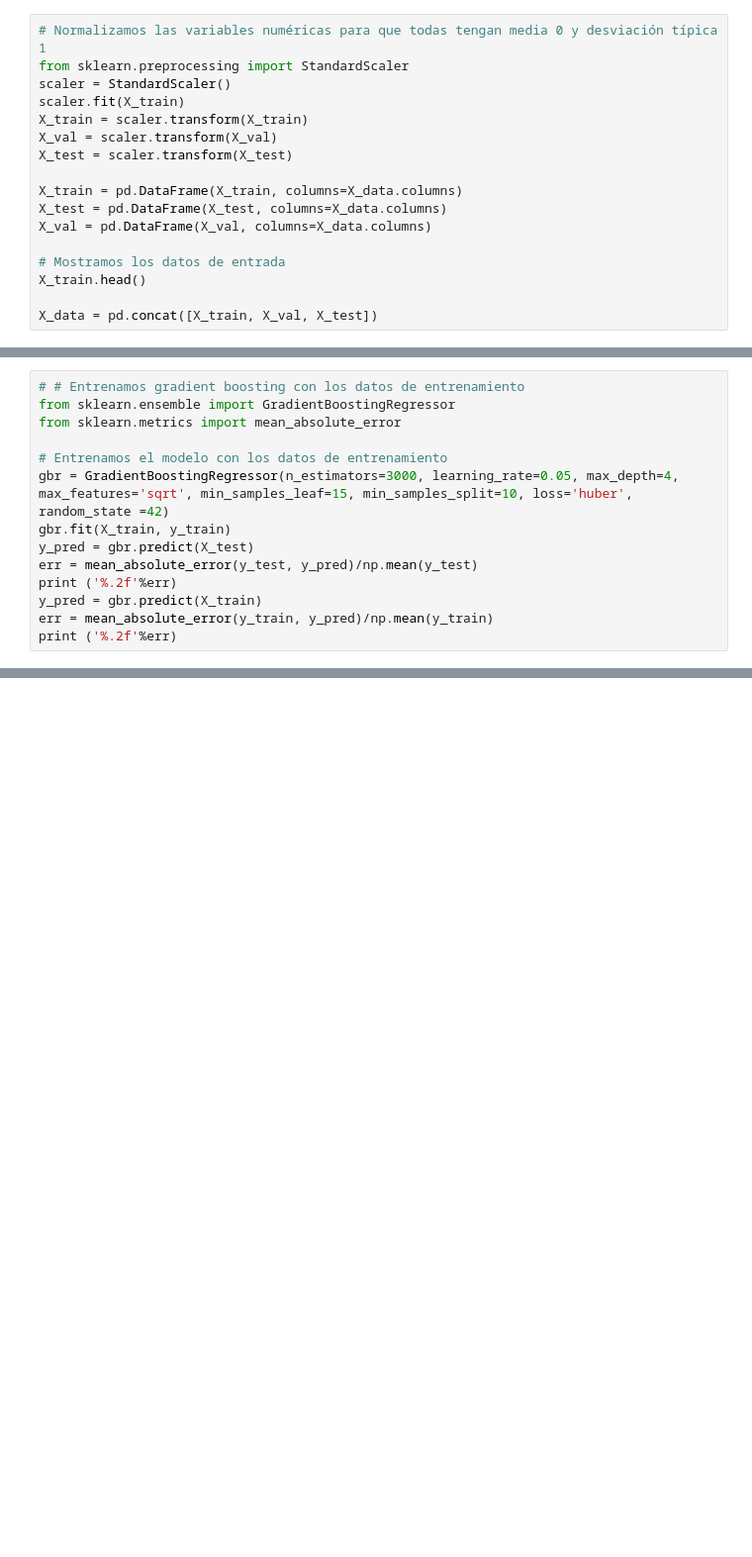
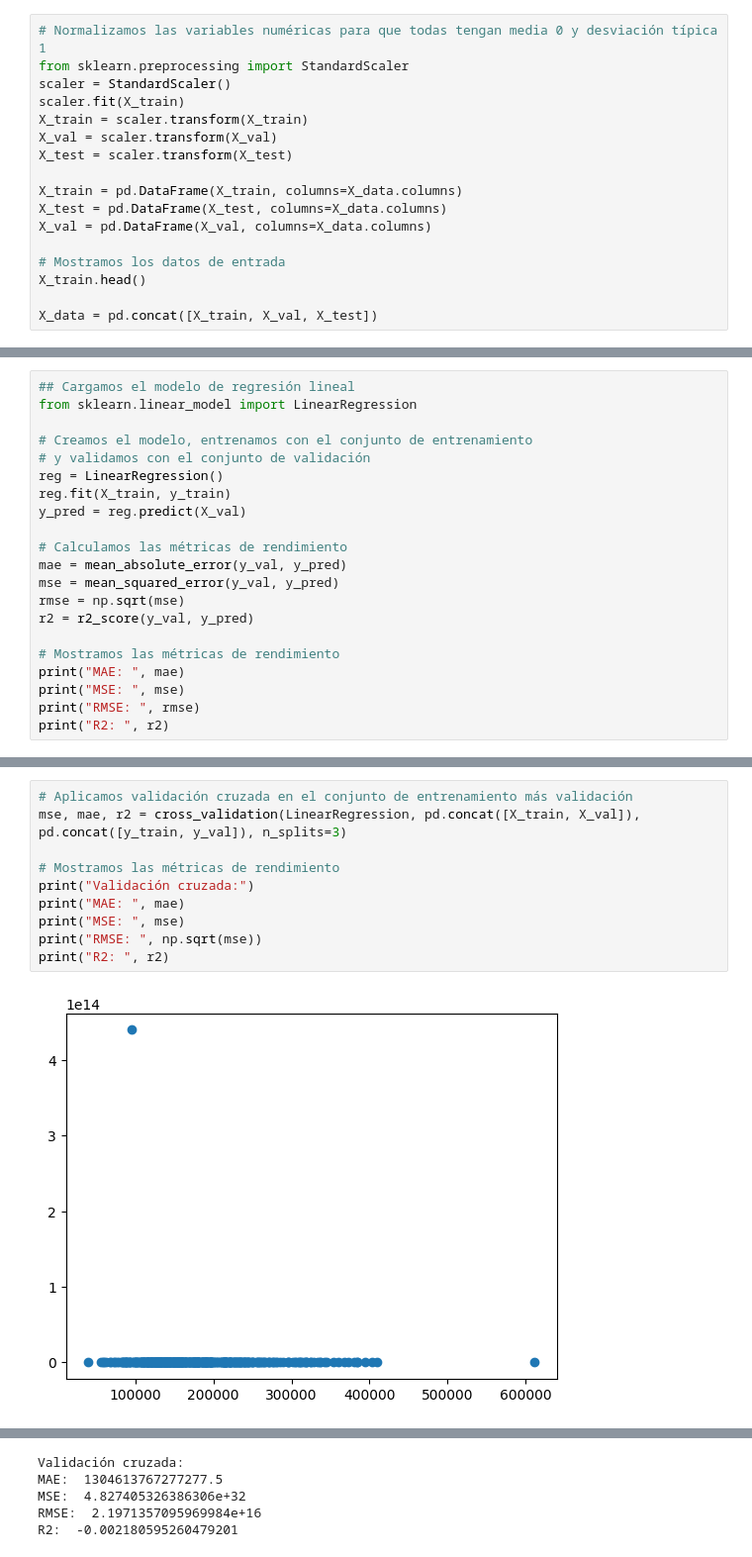
Before and after one commit to miggilcas/iacd_ds_project, a Jupyter notebook: iacd_ds_project.ipynb, the cells around one changed output, grey strips where cells are left out. Shown at 99% size. Cells and saved outputs as stored; diff of their text form; blank space fills up the shorter version.

Commit message:
modeling in progress

```diff
--- a/iacd_ds_project.ipynb
+++ b/iacd_ds_project.ipynb
@@ -419,14 +562,0 @@ X_data = pd.concat([X_train, X_val, X_test])
-# %%
-# # Entrenamos gradient boosting con los datos de entrenamiento
-from sklearn.ensemble import GradientBoostingRegressor
-from sklearn.metrics import mean_absolute_error
-
-# Entrenamos el modelo con los datos de entrenamiento
-gbr = GradientBoostingRegressor(n_estimators=3000, learning_rate=0.05, max_depth=4, max_features='sqrt', min_samples_leaf=15, min_samples_split=10, loss='huber', random_state =42)
-gbr.fit(X_train, y_train)
-y_pred = gbr.predict(X_test)
-err = mean_absolute_error(y_test, y_pred)/np.mean(y_test)
-print ('%.2f'%err)
-y_pred = gbr.predict(X_train)
-err = mean_absolute_error(y_train, y_pred)/np.mean(y_train)
-print ('%.2f'%err)
@@ -432,0 +640,21 @@ print ('%.2f'%err)
+# %%
+## Cargamos el modelo de regresión lineal
+from sklearn.linear_model import LinearRegression
+
+# Creamos el modelo, entrenamos con el conjunto de entrenamiento
+# y validamos con el conjunto de validación
+reg = LinearRegression()
+reg.fit(X_train, y_train)
+y_pred = reg.predict(X_val)
+
+# Calculamos las métricas de rendimiento
+mae = mean_absolute_error(y_val, y_pred)
+mse = mean_squared_error(y_val, y_pred)
+rmse = np.sqrt(mse)
+r2 = r2_score(y_val, y_pred)
+
+# Mostramos las métricas de rendimiento
+print("MAE: ", mae)
+print("MSE: ", mse)
+print("RMSE: ", rmse)
+print("R2: ", r2)
@@ -432,0 +670,12 @@ print ('%.2f'%err)
+# %%
+# Aplicamos validación cruzada en el conjunto de entrenamiento más validación
+mse, mae, r2 = cross_validation(LinearRegression, pd.concat([X_train, X_val]), pd.concat([y_train, y_val]), n_splits=3)
+
+# Mostramos las métricas de rendimiento
+print("Validación cruzada:")
+print("MAE: ", mae)
+print("MSE: ", mse)
+print("RMSE: ", np.sqrt(mse))
+print("R2: ", r2)
+# %% [output]
+[figure, added]
@@ -432,0 +684,5 @@ print ('%.2f'%err)
+Validación cruzada:
+MAE:  1304613767277277.5
+MSE:  4.827405326386306e+32
+RMSE:  2.1971357095969984e+16
+R2:  -0.002180595260479201
```
Also changed, not shown: parts of 39 cells of this notebook.
